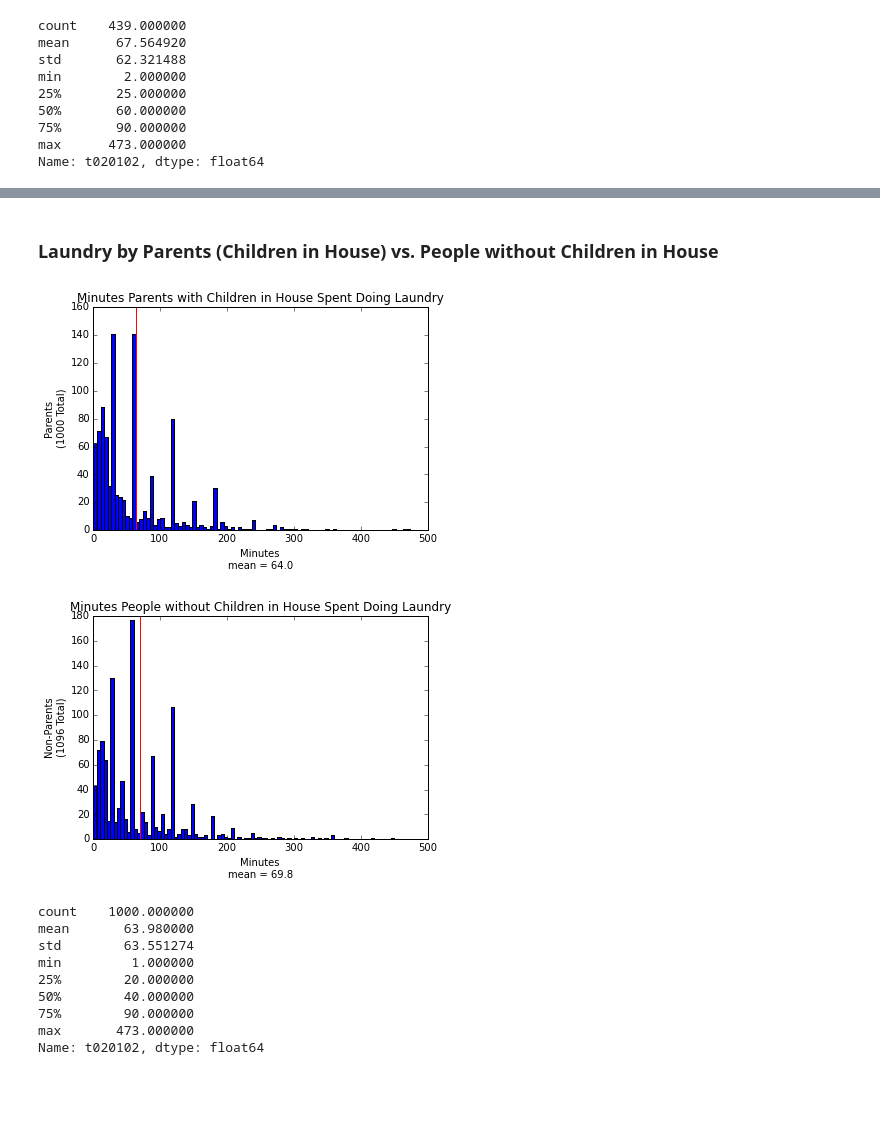
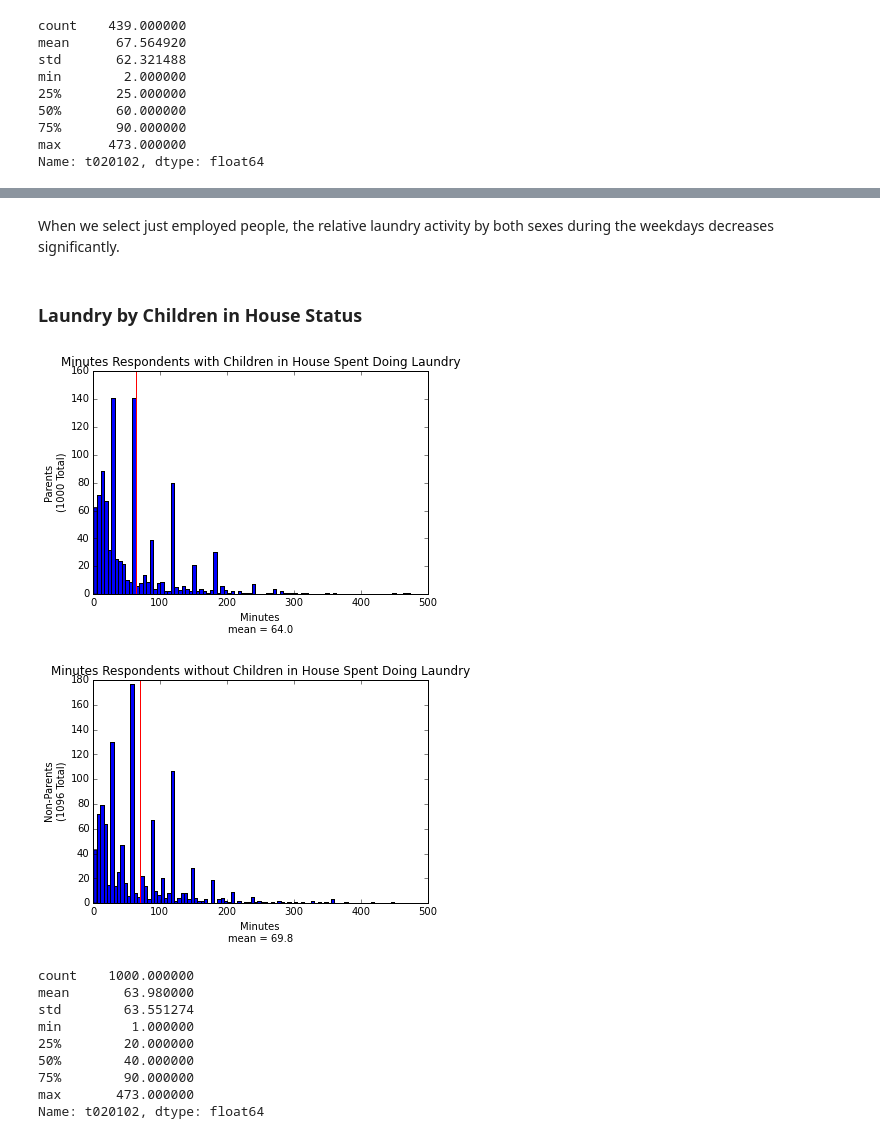
Before and after one commit to ahartz1/atus-analysis, a Jupyter notebook: atus-analysis.ipynb, the cells around one changed output, grey strips where cells are left out. Drawn from its saved outputs; the diff is of its cells as text; code cells hidden in the pictures; blank space fills up the shorter version.

```diff
--- a/atus-analysis.ipynb
+++ b/atus-analysis.ipynb
@@ -245,5 +291,7 @@ More men do laundry on weekends than do women.
+# %% [markdown]
+When we select just employed people, the relative laundry activity by both sexes during the weekdays decreases significantly.
 # %% [markdown]
-### Laundry by Parents (Children in House) vs. People without Children in House
+### Laundry by Children in House Status
 # %%
 laundry_parents          = laundry[laundry['TRCHILDNUM'] > 0]
 laundry_parents_mean     = laundry_parents['t020102'].mean()
@@ -251,23 +299,23 @@ laundry_non_parents      = laundry[laundry['TRCHILDNUM'] == 0]
 laundry_non_parents_mean = laundry_non_parents['t020102'].mean()
 # %%
 laundry_parents['t020102'].plot(kind='hist', bins=90,
-                                title='Minutes Parents with Children in House Spent Doing Laundry')
+                                title='Minutes Respondents with Children in House Spent Doing Laundry')
 plt.xlabel('Minutes\nmean = {:.1f}'.format(laundry_parents_mean))
 plt.ylabel('Parents\n({} Total)'.format(len(laundry_parents)))
 ymin, ymax = plt.ylim()
 plt.vlines(laundry_parents_mean, 0, ymax, color='red')
 plt.show()
 
 laundry_non_parents['t020102'].plot(kind='hist', bins=90,
-                                    title='Minutes People without Children in House Spent Doing Laundry')
+                                    title='Minutes Respondents without Children in House Spent Doing Laundry')
 plt.xlabel('Minutes\nmean = {:.1f}'.format(laundry_non_parents_mean))
 plt.ylabel('Non-Parents\n({} Total)'.format(len(laundry_non_parents)))
 ymin, ymax = plt.ylim()
 plt.vlines(laundry_non_parents_mean, 0, ymax, color='red')
 plt.show()
 # %% [output]
-[figure, old version]
+[figure, new version]
-[figure, old version]
+[figure, new version]
 # %%
 laundry_parents['t020102'].describe()
 # %% [output]
```
Also changed, not shown: parts of 19 cells of this notebook.
